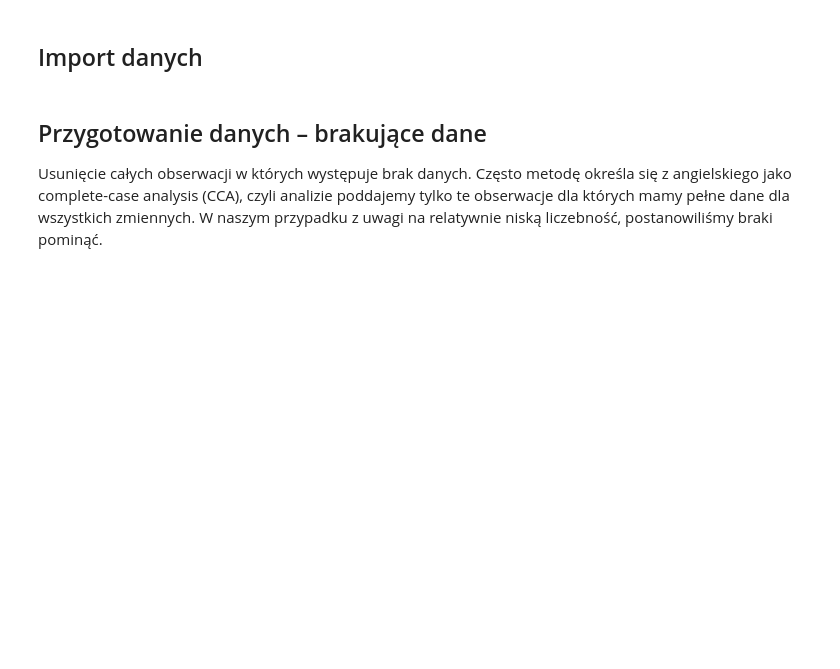
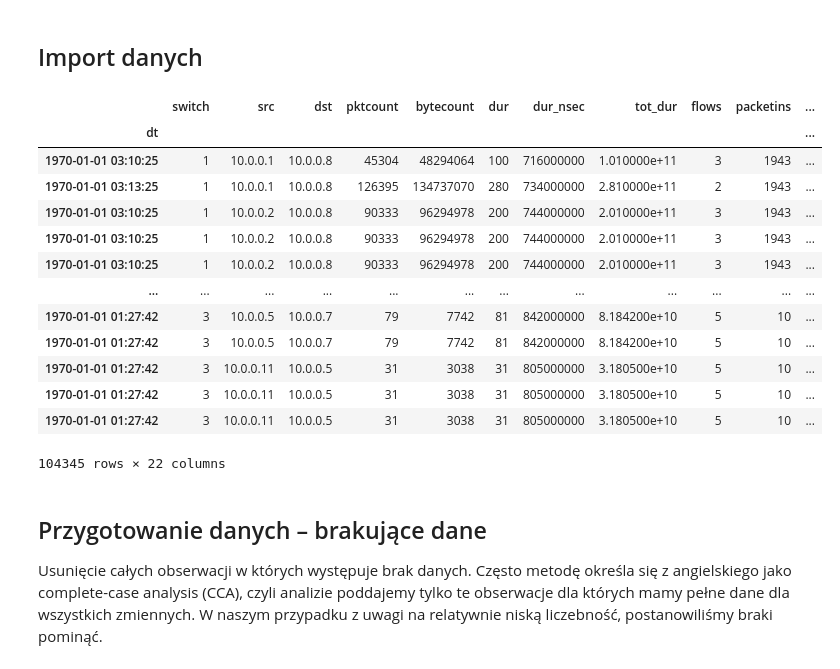
Before and after one commit to wiktorDeka/WykrywanieAnomalii, a Jupyter notebook: KNN.ipynb, the cells around one changed output. Saved outputs shown, nothing was run; the diff lists cells and outputs as text; code cells hidden in the pictures; blank space fills up the shorter version.

```diff
--- a/KNN.ipynb
+++ b/KNN.ipynb
@@ -25,11 +25,28 @@ import hashlib
 # %%
 # url = 'https://raw.githubusercontent.com/wiktorDeka/WykrywanieAnomalii/main/reduced_dataset_sdn.csv'
 url = 'https://raw.githubusercontent.com/wiktorDeka/WykrywanieAnomalii/main/dataset_sdn.csv'
 s = requests.get(url).content
 
 counters = pd.read_csv(io.StringIO(s.decode('utf-8')))
 counters.dt = pd.to_datetime(counters.dt, unit='s')
 counters.set_index('dt', inplace=True)
+
+counters
+# %% [output]
+|  | switch | src | dst | pktcount | bytecount | dur | dur_nsec | tot_dur | flows | packetins | ... |
+| dt |  |  |  |  |  |  |  |  |  |  | ... |
+| 1970-01-01 03:10:25 | 1 | 10.0.0.1 | 10.0.0.8 | 45304 | 48294064 | 100 | 716000000 | 1.010000e+11 | 3 | 1943 | ... |
+| 1970-01-01 03:13:25 | 1 | 10.0.0.1 | 10.0.0.8 | 126395 | 134737070 | 280 | 734000000 | 2.810000e+11 | 2 | 1943 | ... |
+| 1970-01-01 03:10:25 | 1 | 10.0.0.2 | 10.0.0.8 | 90333 | 96294978 | 200 | 744000000 | 2.010000e+11 | 3 | 1943 | ... |
+| 1970-01-01 03:10:25 | 1 | 10.0.0.2 | 10.0.0.8 | 90333 | 96294978 | 200 | 744000000 | 2.010000e+11 | 3 | 1943 | ... |
+| 1970-01-01 03:10:25 | 1 | 10.0.0.2 | 10.0.0.8 | 90333 | 96294978 | 200 | 744000000 | 2.010000e+11 | 3 | 1943 | ... |
+| ... | ... | ... | ... | ... | ... | ... | ... | ... | ... | ... | ... |
+| 1970-01-01 01:27:42 | 3 | 10.0.0.5 | 10.0.0.7 | 79 | 7742 | 81 | 842000000 | 8.184200e+10 | 5 | 10 | ... |
+| 1970-01-01 01:27:42 | 3 | 10.0.0.5 | 10.0.0.7 | 79 | 7742 | 81 | 842000000 | 8.184200e+10 | 5 | 10 | ... |
+| 1970-01-01 01:27:42 | 3 | 10.0.0.11 | 10.0.0.5 | 31 | 3038 | 31 | 805000000 | 3.180500e+10 | 5 | 10 | ... |
+| 1970-01-01 01:27:42 | 3 | 10.0.0.11 | 10.0.0.5 | 31 | 3038 | 31 | 805000000 | 3.180500e+10 | 5 | 10 | ... |
+| 1970-01-01 01:27:42 | 3 | 10.0.0.11 | 10.0.0.5 | 31 | 3038 | 31 | 805000000 | 3.180500e+10 | 5 | 10 | ... |
+104345 rows × 22 columns
 # %% [markdown]
 ## Przygotowanie danych – brakujące dane
 
```
Also changed, not shown: parts of 14 cells of this notebook.
